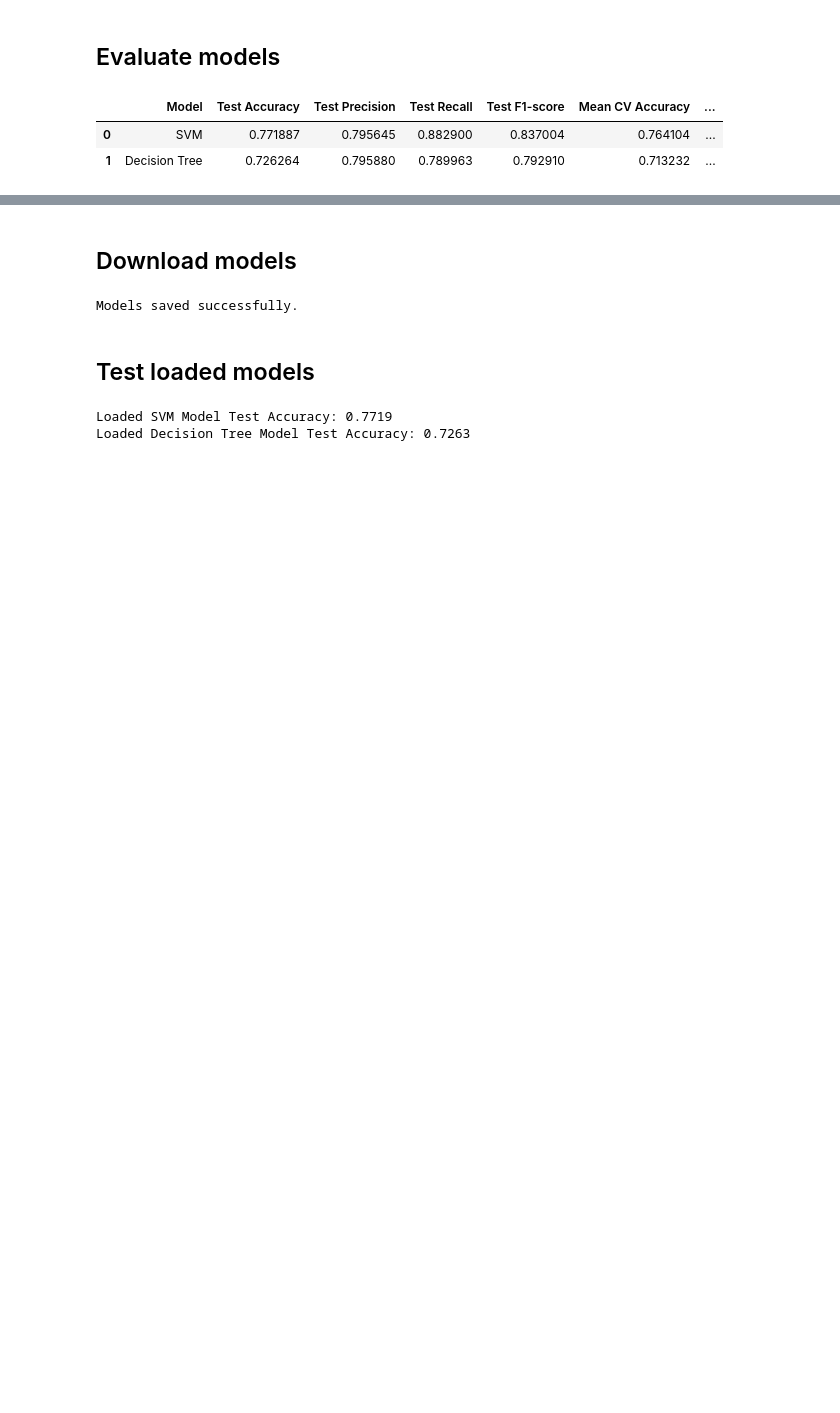
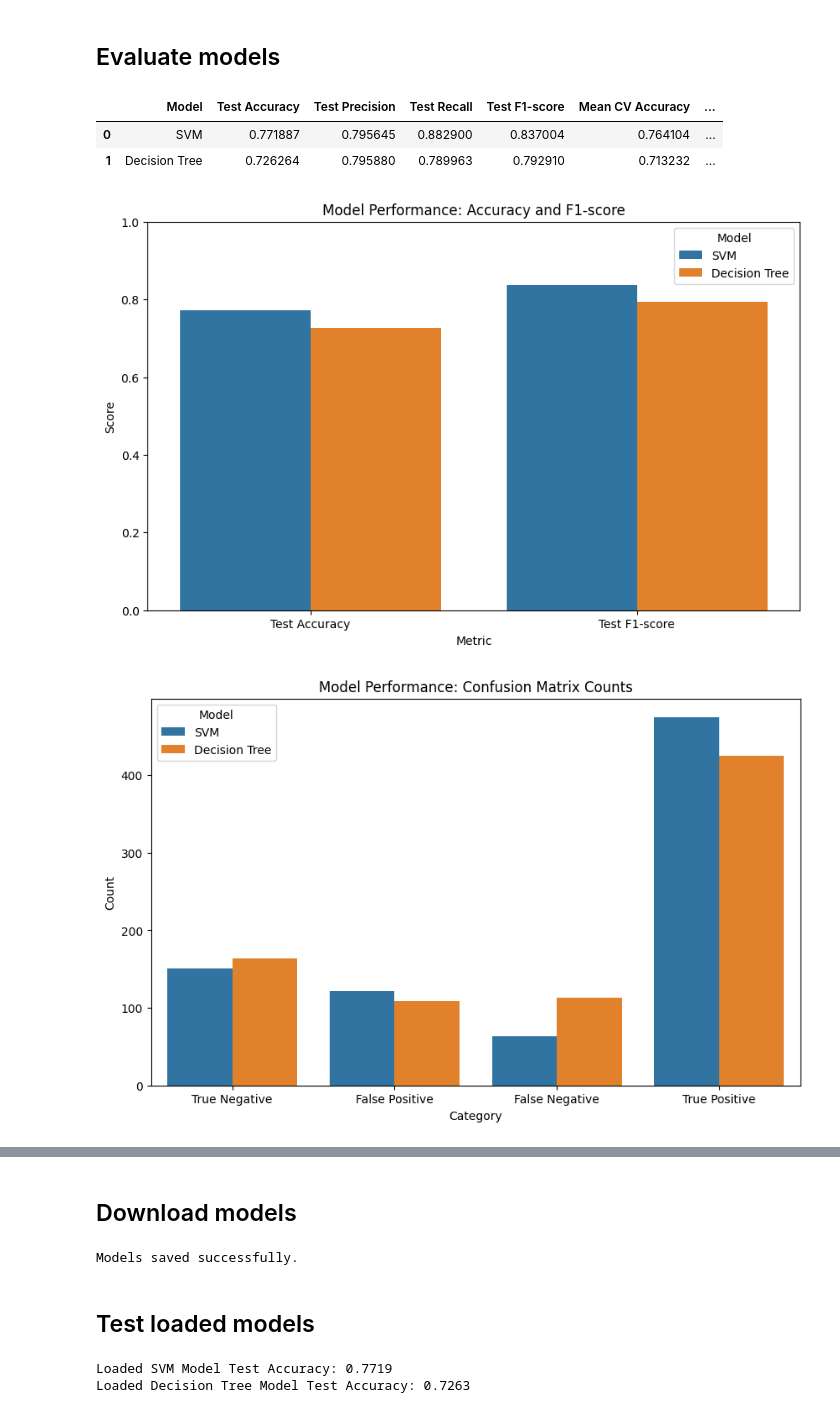
Before and after one commit to Emman-sys/MovieAI, a Jupyter notebook: EmmanuellePranada.ipynb, the cells around one changed output, grey strips where cells are left out. Drawn from its saved outputs; the diff is of its cells as text; code cells hidden in the pictures; blank space fills up the shorter version.

```diff
--- a/EmmanuellePranada.ipynb
+++ b/EmmanuellePranada.ipynb
@@ -293,38 +293,108 @@ Best parameters for Decision Tree: {'max_depth': 10, 'min_samples_split': 5}
 ## Evaluate models
 # %%
 import pandas as pd
-from sklearn.metrics import accuracy_score, precision_score, recall_score, f1_score
+from sklearn.metrics import accuracy_score, precision_score, recall_score, f1_score, roc_curve, auc, confusion_matrix
 from sklearn.model_selection import cross_val_score
+import matplotlib.pyplot as plt
+import seaborn as sns
 
 # Calculate evaluation metrics for SVM
 svm_pred = svm_model.predict(X_test_scaled)
 svm_accuracy = accuracy_score(y_test, svm_pred)
 svm_precision = precision_score(y_test, svm_pred)
 svm_recall = recall_score(y_test, svm_pred)
 svm_f1 = f1_score(y_test, svm_pred)
 svm_cv_scores = cross_val_score(svm_model, X_train_scaled, y_train, cv=5) # Using 5-fold cross-validation
 
 # Calculate evaluation metrics for Decision Tree
 dt_pred = dt_model.predict(X_test_scaled)
 dt_accuracy = accuracy_score(y_test, dt_pred)
 dt_precision = precision_score(y_test, dt_pred)
 dt_recall = recall_score(y_test, dt_pred)
 dt_f1 = f1_score(y_test, dt_pred)
 dt_cv_scores = cross_val_score(dt_model, X_train_scaled, y_train, cv=5) # Using 5-fold cross-validation
 
+# Calculate ROC-AUC
+svm_probs = svm_model.decision_function(X_test_scaled) # Use decision_function for SVM
+fpr_svm, tpr_svm, thresholds_svm = roc_curve(y_test, svm_probs)
+roc_auc_svm = auc(fpr_svm, tpr_svm)
+
+dt_probs = dt_model.predict_proba(X_test_scaled)[:, 1] # Use predict_proba for Decision Tree
+fpr_dt, tpr_dt, thresholds_dt = roc_curve(y_test, dt_probs)
+roc_auc_dt = auc(fpr_dt, tpr_dt)
+
 
 evaluation_summary = pd.DataFrame({
     'Model': ['SVM', 'Decision Tree'],
     'Test Accuracy': [svm_accuracy, dt_accuracy],
     'Test Precision': [svm_precision, dt_precision],
     'Test Recall': [svm_recall, dt_recall],
     'Test F1-score': [svm_f1, dt_f1],
     'Mean CV Accuracy': [svm_cv_scores.mean(), dt_cv_scores.mean()],
-    'Std Dev CV Accuracy': [svm_cv_scores.std(), dt_cv_scores.std()]
+    'Std Dev CV Accuracy': [svm_cv_scores.std(), dt_cv_scores.std()],
+    'ROC-AUC': [roc_auc_svm, roc_auc_dt] # Added ROC-AUC
 })
 
 display(evaluation_summary)
+
+# --- Visualizations ---
+
+# Bar chart for Accuracy and F1-score
+metrics_to_plot = ['Test Accuracy', 'Test F1-score']
+evaluation_summary_melted = evaluation_summary.melt(id_vars='Model', value_vars=metrics_to_plot, var_name='Metric', value_name='Score')
+
+plt.figure(figsize=(10, 6))
+sns.barplot(x='Metric', y='Score', hue='Model', data=evaluation_summary_melted)
+plt.title('Model Performance: Accuracy and F1-score')
+plt.ylabel('Score')
+plt.ylim(0, 1)
+plt.show()
+
+# Bar chart for True Positives, True Negatives, False Positives, False Negatives
+svm_tn, svm_fp, svm_fn, svm_tp = confusion_matrix(y_test, svm_pred).ravel()
+dt_tn, dt_fp, dt_fn, dt_tp = confusion_matrix(y_test, dt_pred).ravel()
+
+confusion_data = pd.DataFrame({
+    'Category': ['True Negative', 'False Positive', 'False Negative', 'True Positive'],
+    'SVM': [svm_tn, svm_fp, svm_fn, svm_tp],
+    'Decision Tree': [dt_tn, dt_fp, dt_fn, dt_tp]
+})
+
+confusion_data_melted = confusion_data.melt(id_vars='Category', var_name='Model', value_name='Count')
+
+plt.figure(figsize=(10, 6))
+sns.barplot(x='Category', y='Count', hue='Model', data=confusion_data_melted)
+plt.title('Model Performance: Confusion Matrix Counts')
+plt.ylabel('Count')
+plt.show()
+
+
+# ROC curves
+plt.figure(figsize=(8, 6))
+
+# SVM ROC
+svm_probs = svm_model.decision_function(X_test_scaled) # Use decision_function for SVM
+fpr_svm, tpr_svm, thresholds_svm = roc_curve(y_test, svm_probs)
+roc_auc_svm = auc(fpr_svm, tpr_svm)
+plt.plot(fpr_svm, tpr_svm, color='darkorange', lw=2, label=f'SVM (AUC = {roc_auc_svm:.2f})')
+
+# Decision Tree ROC
+dt_probs = dt_model.predict_proba(X_test_scaled)[:, 1] # Use predict_proba for Decision Tree
+fpr_dt, tpr_dt, thresholds_dt = roc_curve(y_test, dt_probs)
+roc_auc_dt = auc(fpr_dt, tpr_dt)
+plt.plot(fpr_dt, tpr_dt, color='blue', lw=2, label=f'Decision Tree (AUC = {roc_auc_dt:.2f})')
+
+plt.plot([0, 1], [0, 1], color='navy', lw=2, linestyle='--')
+plt.xlim([0.0, 1.0])
+plt.ylim([0.0, 1.05])
+plt.xlabel('False Positive Rate')
+plt.ylabel('True Positive Rate')
+plt.title('Receiver Operating Characteristic (ROC) Curve')
+plt.legend(loc="lower right")
+plt.show()
 # %% [output]
 |  | Model | Test Accuracy | Test Precision | Test Recall | Test F1-score | Mean CV Accuracy | ... |
 | 0 | SVM | 0.771887 | 0.795645 | 0.882900 | 0.837004 | 0.764104 | ... |
 | 1 | Decision Tree | 0.726264 | 0.795880 | 0.789963 | 0.792910 | 0.713232 | ... |
+[figure, added]
+[figure, added]
```
Also changed, not shown: parts of 2 cells of this notebook.
